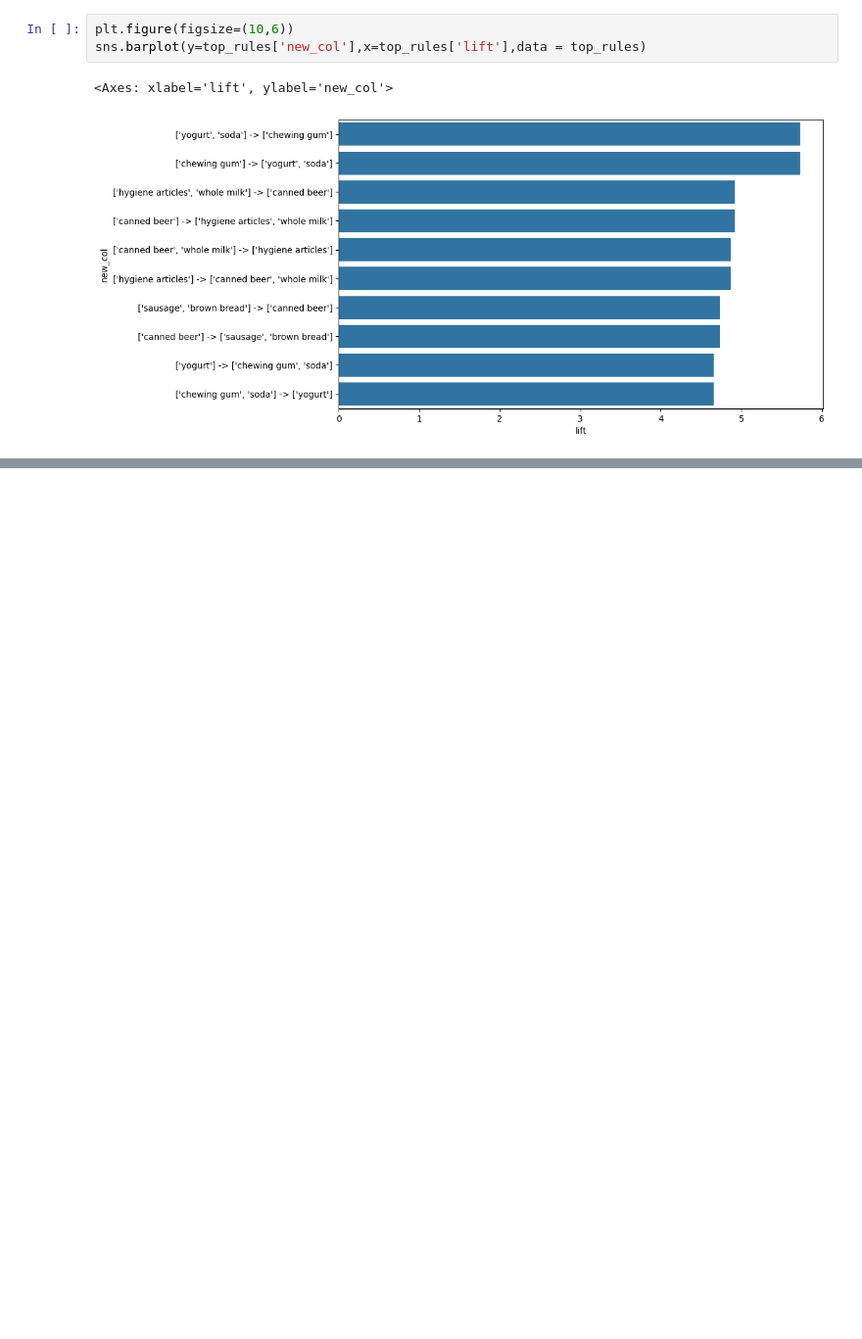
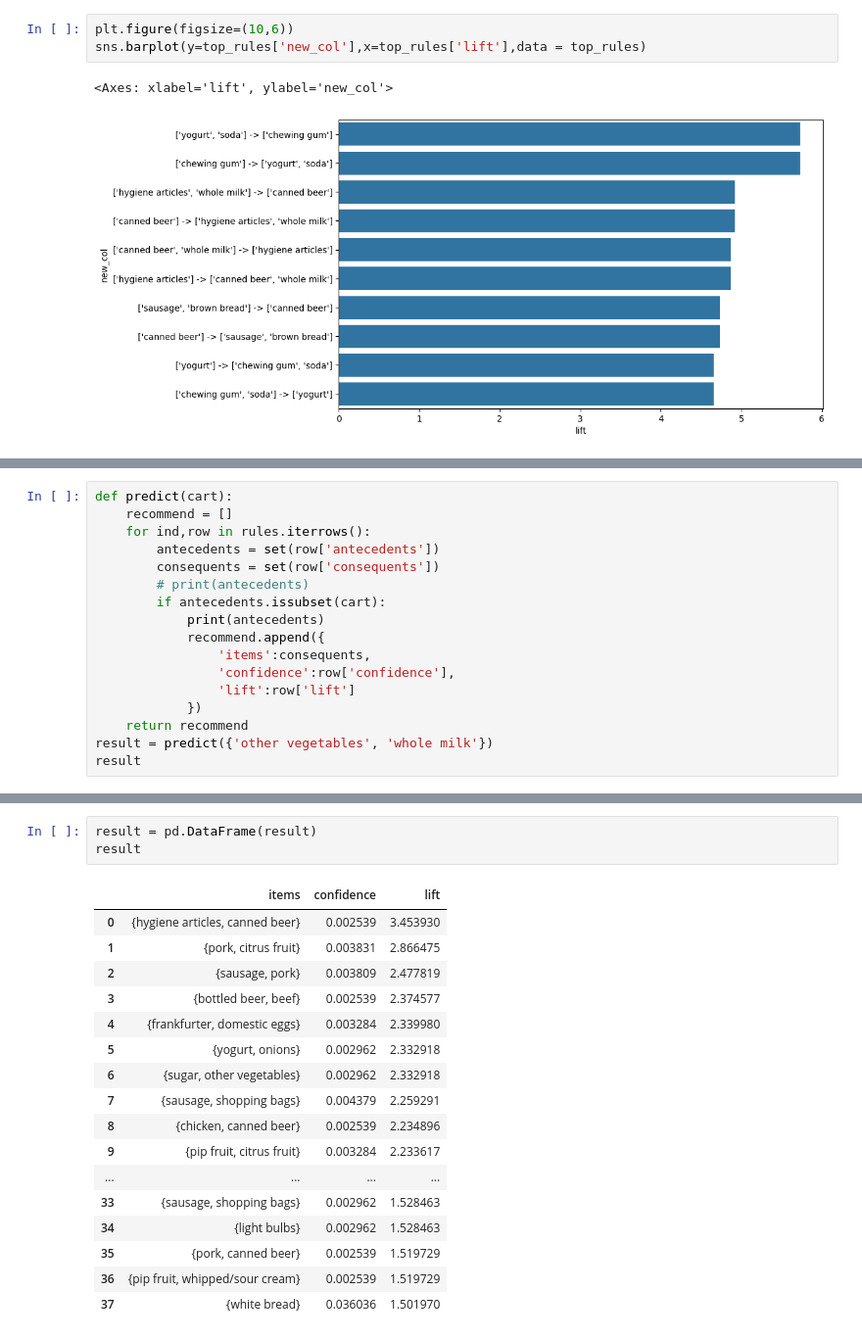
Before and after one commit to SA-K1B/Grocery_recommendation_model, a Jupyter notebook: main.ipynb, the cells around one changed output, grey strips where cells are left out. Shown at 98% size. Drawn from its saved outputs; the diff is of its cells as text; blank space fills up the shorter version.

Commit message:
prediction system implemented

```diff
--- a/main.ipynb
+++ b/main.ipynb
@@ -344,0 +442,17 @@ sns.barplot(y=top_rules['new_col'],x=top_rules['lift'],data = top_rules)
+# %%
+def predict(cart):
+    recommend = []
+    for ind,row in rules.iterrows():
+        antecedents = set(row['antecedents'])
+        consequents = set(row['consequents'])
+        # print(antecedents)
+        if antecedents.issubset(cart):
+            print(antecedents)
+            recommend.append({
+                'items':consequents,
+                'confidence':row['confidence'],
+                'lift':row['lift']
+            })
+    return recommend
+result = predict({'other vegetables', 'whole milk'})
+result
@@ -344,0 +494,21 @@ sns.barplot(y=top_rules['new_col'],x=top_rules['lift'],data = top_rules)
+# %%
+result = pd.DataFrame(result)
+result
+# %% [output]
+|  | items | confidence | lift |
+| 0 | {hygiene articles, canned beer} | 0.002539 | 3.453930 |
+| 1 | {pork, citrus fruit} | 0.003831 | 2.866475 |
+| 2 | {sausage, pork} | 0.003809 | 2.477819 |
+| 3 | {bottled beer, beef} | 0.002539 | 2.374577 |
+| 4 | {frankfurter, domestic eggs} | 0.003284 | 2.339980 |
+| 5 | {yogurt, onions} | 0.002962 | 2.332918 |
+| 6 | {sugar, other vegetables} | 0.002962 | 2.332918 |
+| 7 | {sausage, shopping bags} | 0.004379 | 2.259291 |
+| 8 | {chicken, canned beer} | 0.002539 | 2.234896 |
+| 9 | {pip fruit, citrus fruit} | 0.003284 | 2.233617 |
+| ... | ... | ... | ... |
+| 33 | {sausage, shopping bags} | 0.002962 | 1.528463 |
+| 34 | {light bulbs} | 0.002962 | 1.528463 |
+| 35 | {pork, canned beer} | 0.002539 | 1.519729 |
+| 36 | {pip fruit, whipped/sour cream} | 0.002539 | 1.519729 |
+| 37 | {white bread} | 0.036036 | 1.501970 |
```
Also changed, not shown: parts of 12 cells of this notebook.
